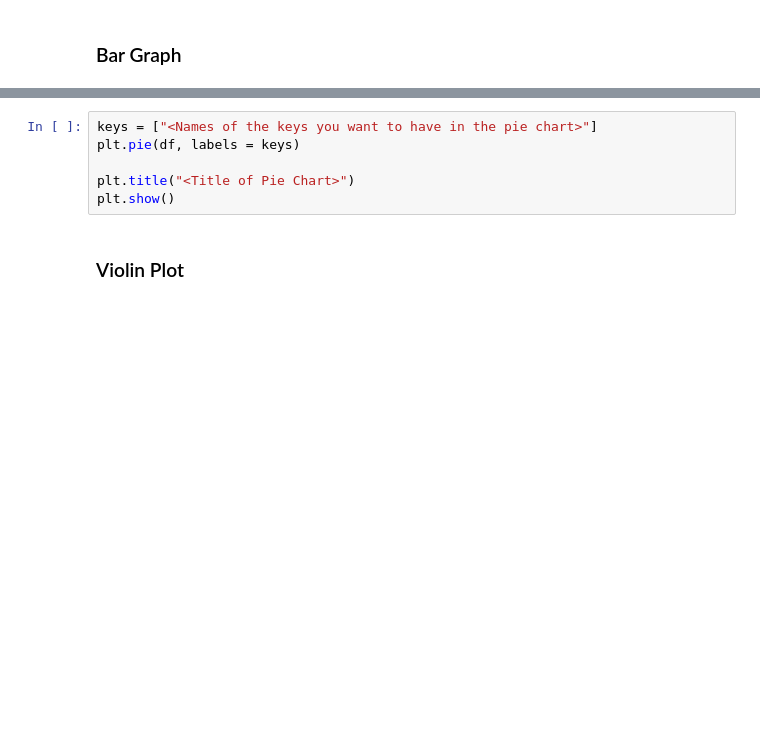
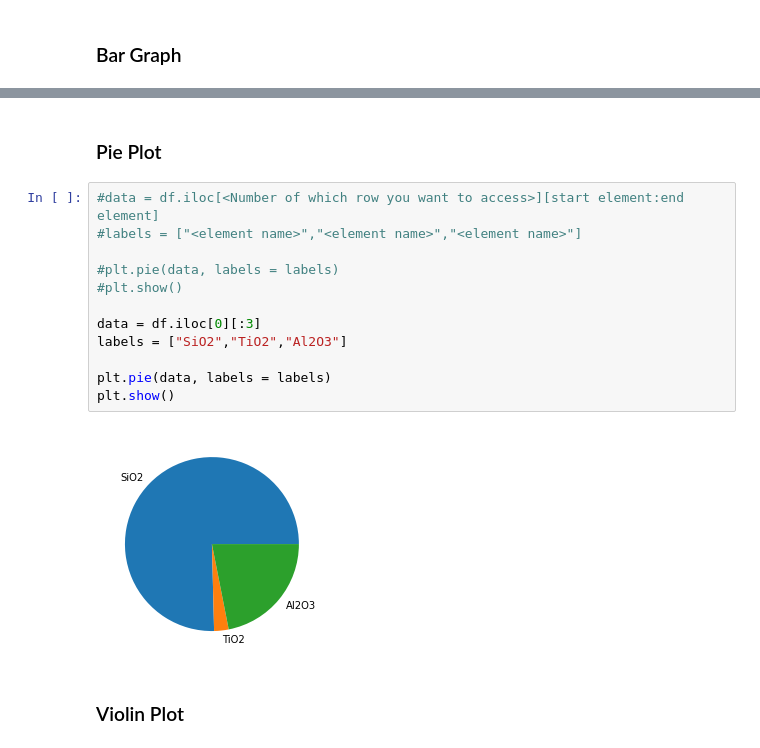
Before and after one commit to CCNY-Earthchem-Projects/geochem-ds, a Jupyter notebook: notebooks/Notebook PetroPlot/PetroPlot Clone.ipynb, the cells around one changed output, grey strips where cells are left out. Saved outputs shown, nothing was run; the diff lists cells and outputs as text; blank space fills up the shorter version.

```diff
--- a/notebooks/Notebook PetroPlot/PetroPlot Clone.ipynb
+++ b/notebooks/Notebook PetroPlot/PetroPlot Clone.ipynb
@@ -219,9 +233,19 @@ sns.barplot(x="<Column Name for X-Axis>", y="<Column Name for Y-Axis>", data=df)
-# %%
-keys = ["<Names of the keys you want to have in the pie chart>"]
-plt.pie(df, labels = keys)
-
-plt.title("<Title of Pie Chart>")
-plt.show()
+# %% [markdown]
+### Pie Plot
+# %%
+#data = df.iloc[<Number of which row you want to access>][start element:end element]
+#labels = ["<element name>","<element name>","<element name>"]
+
+#plt.pie(data, labels = labels)
+#plt.show()
+
+data = df.iloc[0][:3]
+labels = ["SiO2","TiO2","Al2O3"]
+
+plt.pie(data, labels = labels)
+plt.show()
+# %% [output]
+[figure, added]
 # %% [markdown]
 ### Violin Plot
 # %%
```
Also changed, not shown: parts of 10 cells of this notebook.
